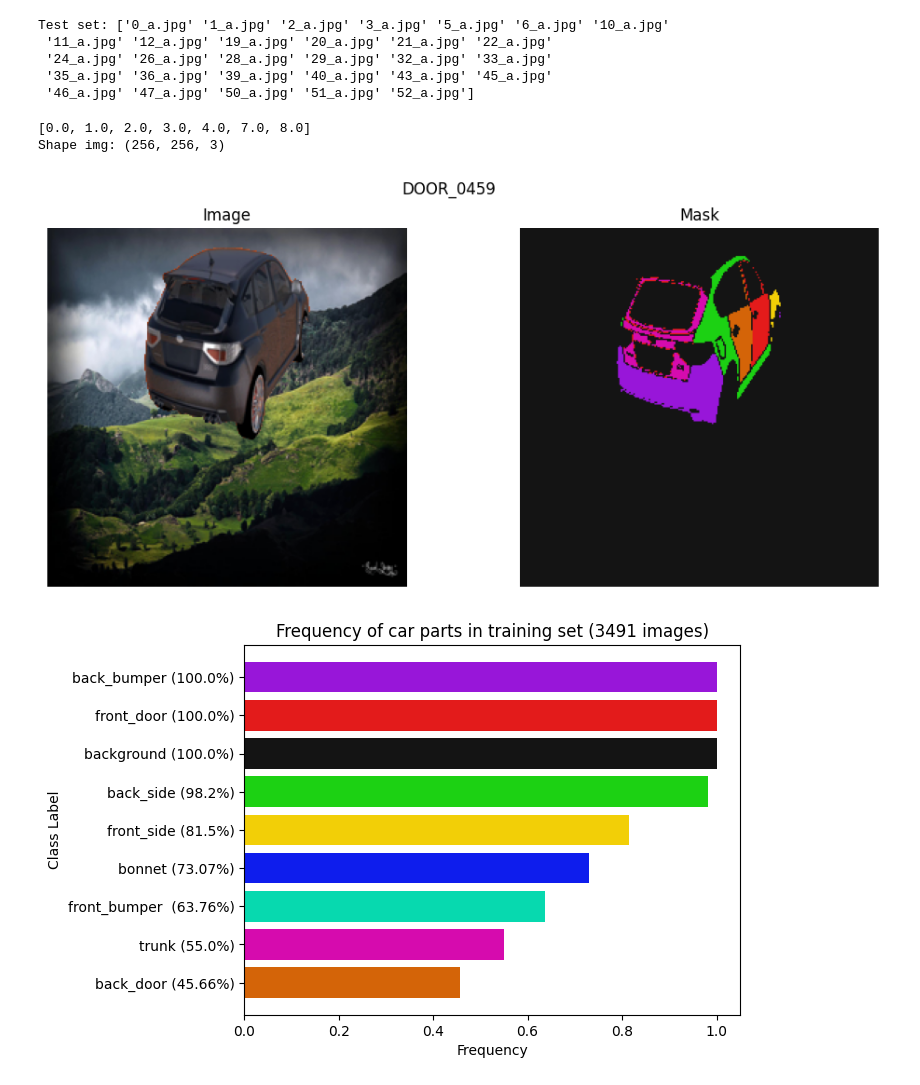
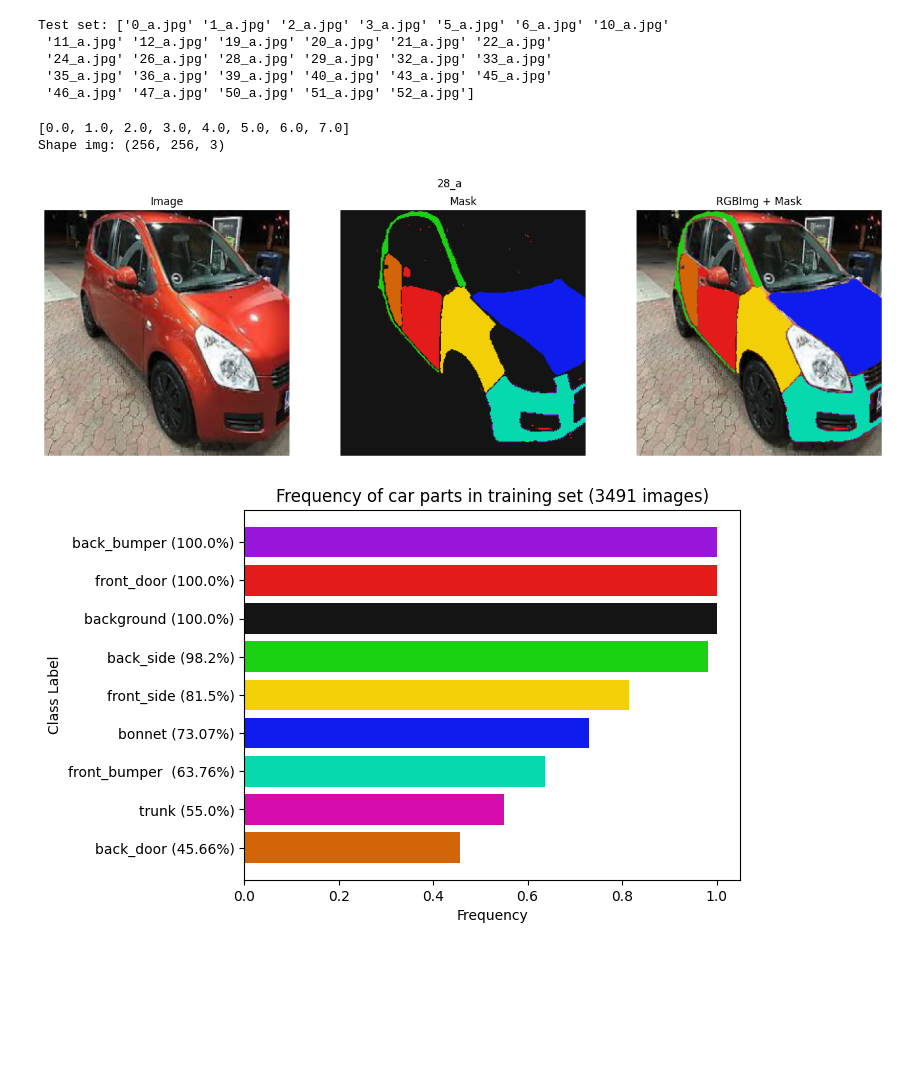
Before and after one commit to LaurineDargaud/dl_kitkars, a Jupyter notebook: notebooks/exploring_clean_data.ipynb, the cells around one changed output. Cells and saved outputs as stored; diff of their text form; code cells hidden in the pictures; blank space fills up the shorter version.

Commit message:
creating mask on top of raw image viz in notebook

```diff
--- a/notebooks/exploring_clean_data.ipynb
+++ b/notebooks/exploring_clean_data.ipynb
@@ -54,35 +54,51 @@ train_files = np.array(all_files)[np.array([not s in test_stems for s in all_ste
 # %%
 # see a random picture
 
-files_to_consider, paths_to_consider = train_files, train_paths
+# files_to_consider, paths_to_consider = train_files, train_paths
+files_to_consider, paths_to_consider = test_files, test_paths
 
-index = np.random.randint(len(files_to_consider))
-img_ex = train_files[index]
+#index = np.random.randint(len(files_to_consider))
+nameToPlot = '28_a'
+index = np.argwhere(np.array([a.stem for a in paths_to_consider])==nameToPlot)[0][0]
+img_ex = files_to_consider[index]
 
 labels_in_img = list(set(img_ex[3].flatten()))
 print(labels_in_img)
 
 anImage = (np.transpose(img_ex[:3], (1, 2, 0))*255).astype(int)
 print('Shape img:', anImage.shape)
 
-plt.figure(figsize=(12,5), facecolor='white')
+plt.figure(figsize=(17,5), facecolor='white')
 plt.suptitle(paths_to_consider[index].stem)
 
-plt.subplot(1,2,1)
+plt.subplot(1,3,1)
 plt.title('Image')
 plt.imshow(anImage)
 plt.axis(False)
 
-plt.subplot(1,2,2)
+plt.subplot(1,3,2)
 plt.title('Mask')
 plt.imshow(mask_to_rgb(img_ex[3]), cmap='jet')
 plt.axis(False)
 
+img_rgb_mask = img_ex[3]
+alpha_array = np.argwhere(img_rgb_mask==0)
+img_rgb_mask = mask_to_rgb(img_rgb_mask)
+
+for i in range(len(alpha_array)):
+    x,y = alpha_array[i]
+    img_rgb_mask[x,y,:]=anImage[x,y,:]
+
+plt.subplot(1,3,3)
+plt.title('RGBImg + Mask')
+plt.imshow(img_rgb_mask)
+plt.axis(False)
+
 plt.show()
 # %% [output]
-[0.0, 1.0, 2.0, 3.0, 4.0, 7.0, 8.0]
+[0.0, 1.0, 2.0, 3.0, 4.0, 5.0, 6.0, 7.0]
 Shape img: (256, 256, 3)
-[figure, old version]
+[figure, new version]
 # %%
 # distribution of car parts
 
```
